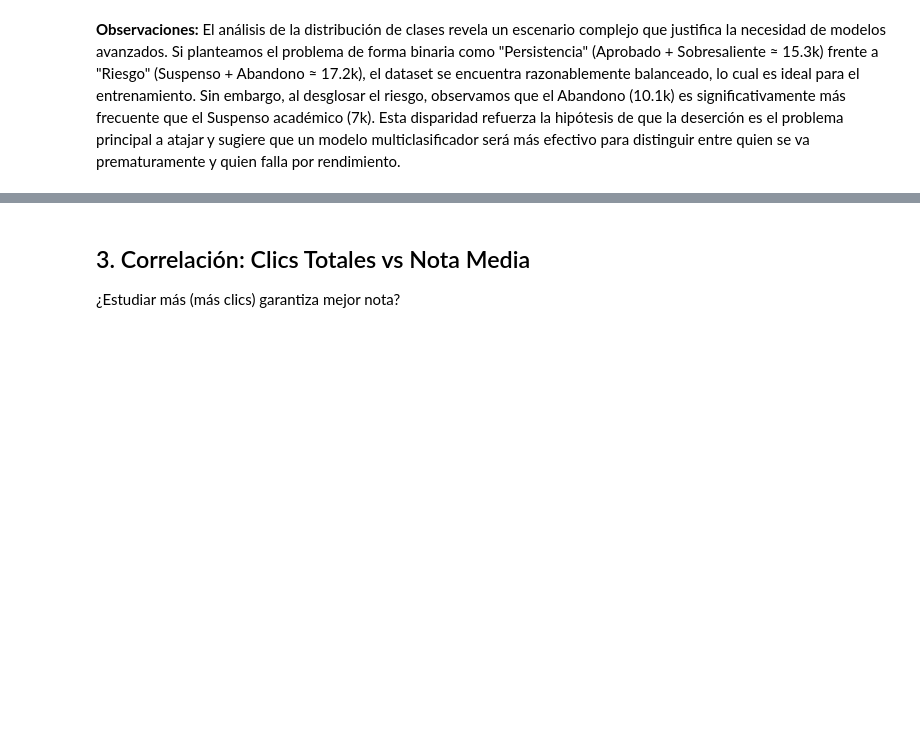
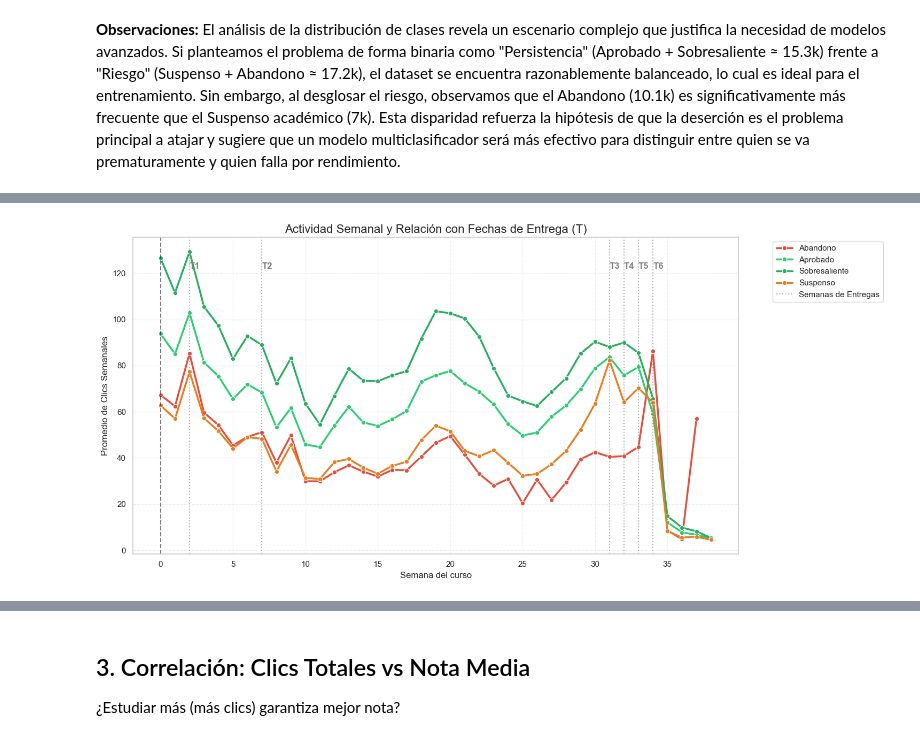
Before and after one commit to MichaeLaudrup/Artificial_Intelligence_Msc, a Jupyter notebook: TFM_education_ai_analytics/notebooks/data_exploration.ipynb, the cells around one changed output, grey strips where cells are left out. Saved outputs shown, nothing was run; the diff lists cells and outputs as text; code cells hidden in the pictures; blank space fills up the shorter version.

```diff
--- a/TFM_education_ai_analytics/notebooks/data_exploration.ipynb
+++ b/TFM_education_ai_analytics/notebooks/data_exploration.ipynb
@@ -226,0 +308,28 @@ Deberíamos ver que los estudiantes 'Withdrawn' (Abandonos) tienen una caída dr
+# %%
+# 1. Identificamos las semanas con más entregas (Deadlines)
+# Convertimos los días de 'assessments' a semanas
+df_assessments['week_deadline'] = df_assessments['date'] // 7
+# Elegimos las semanas donde hay una masa crítica de entregas
+top_deadlines = df_assessments['week_deadline'].value_counts().head(6).index.sort_values()
+# 2. Generamos la gráfica de nuevo
+plt.figure(figsize=(15, 7))
+sns.lineplot(
+    data=result_trends,
+    x='week', y='sum_click', hue='Resultado',
+    palette=custom_palette, linewidth=2.5, marker='o'
+)
+# 3. Añadimos las líneas de los trabajos (Deadlines)
+for i, deadline_week in enumerate(top_deadlines):
+    label = 'Semanas de Entregas' if i == 0 else "" # Para no repetir en la leyenda
+    plt.axvline(x=deadline_week, color='gray', linestyle=':', alpha=0.6, label=label)
+    plt.text(deadline_week, plt.ylim()[1]*0.9, f'T{i+1}', rotation=0, color='gray', fontweight='bold')
+plt.axvline(x=0, color='black', linestyle='--', alpha=0.5)
+plt.title('Actividad Semanal y Relación con Fechas de Entrega (T)', fontsize=16)
+plt.xlabel('Semana del curso', fontsize=12)
+plt.ylabel('Promedio de Clics Semanales', fontsize=12)
+plt.legend(bbox_to_anchor=(1.05, 1), loc='upper left')
+plt.grid(True, linestyle='--', alpha=0.3)
+plt.tight_layout()
+plt.show()
+# %% [output]
+[figure, added]
```
Also changed, not shown: parts of 19 cells of this notebook, 3 other files.
